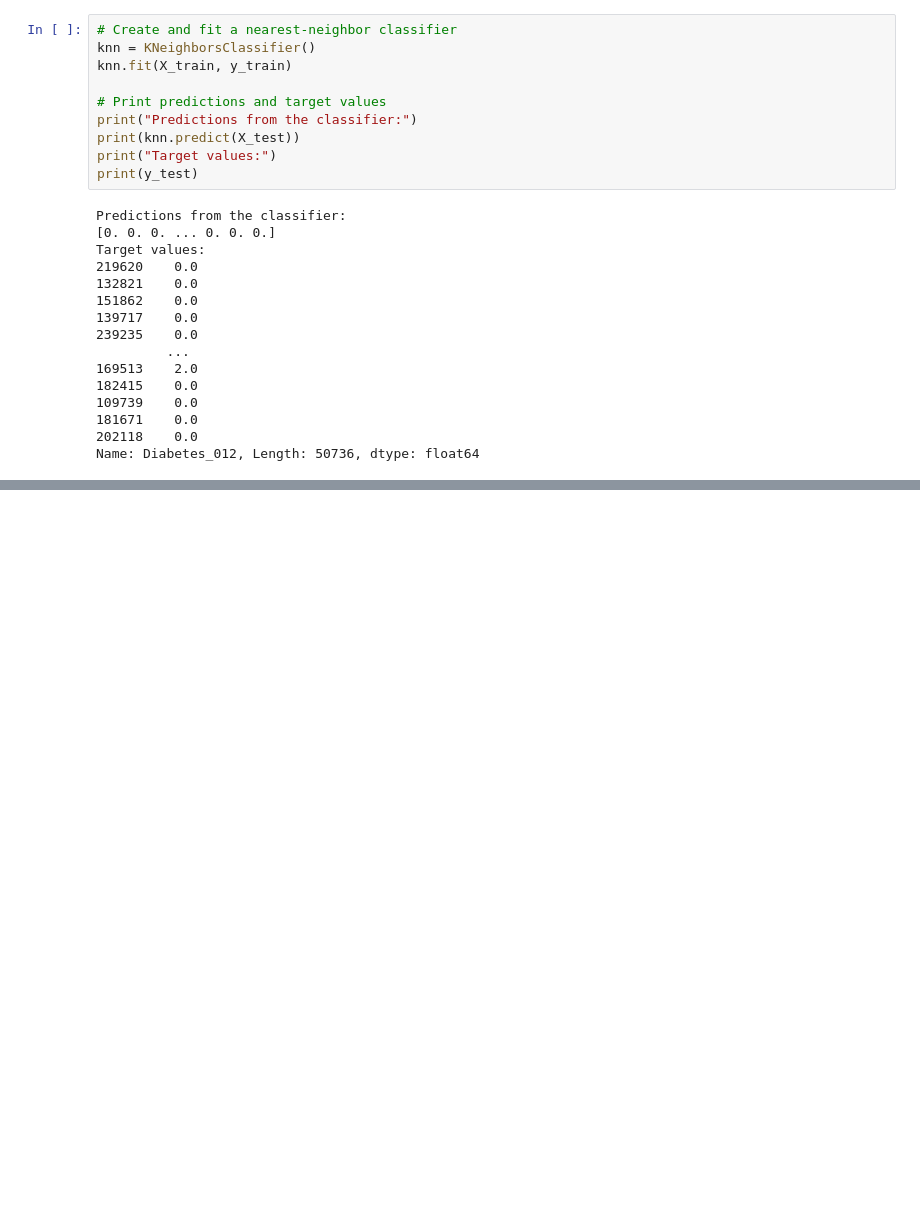
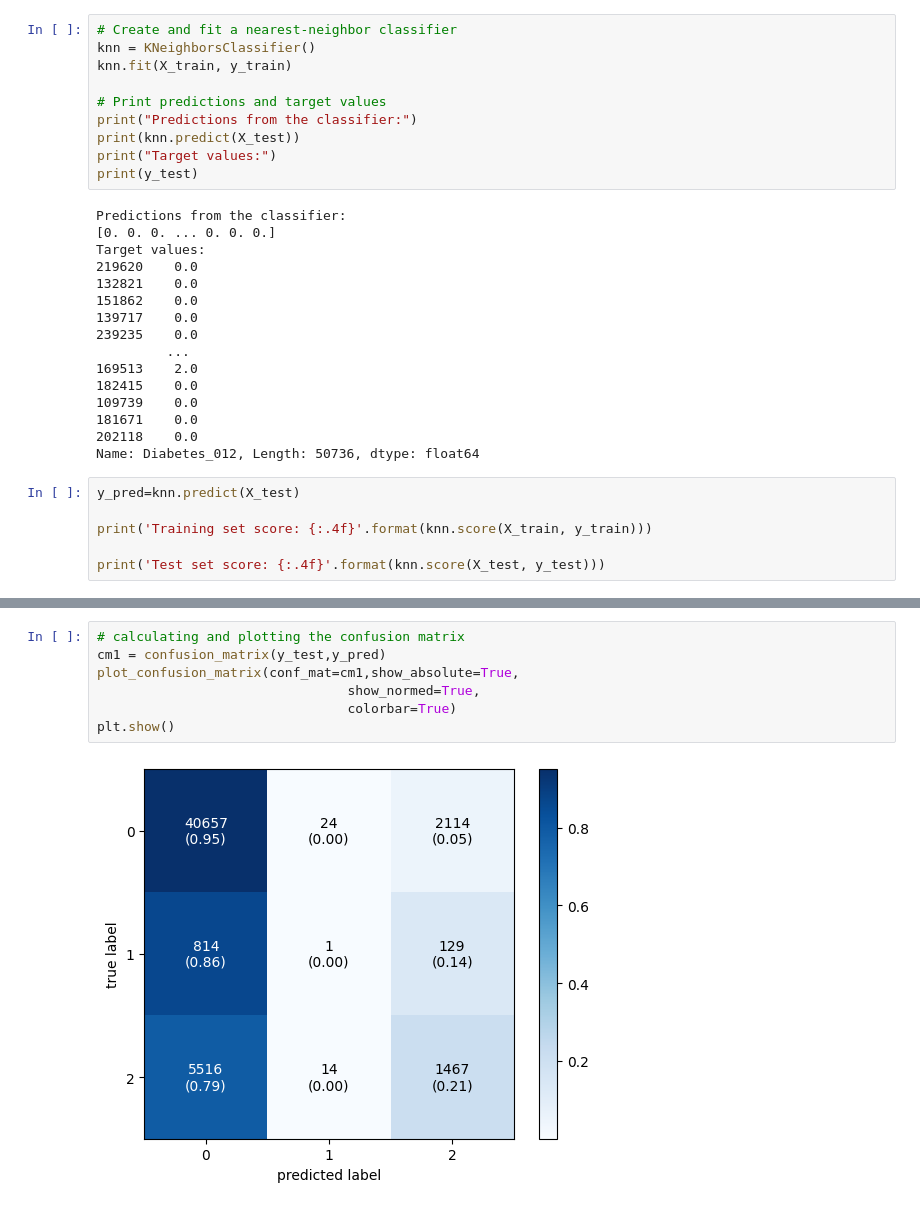
Before and after one commit to sykathowlader/group6_introToAi, a Jupyter notebook: K_NN.ipynb, the cells around one changed output, grey strips where cells are left out. Drawn from its saved outputs; the diff is of its cells as text; blank space fills up the shorter version.

```diff
--- a/K_NN.ipynb
+++ b/K_NN.ipynb
@@ -76,3 +80,9 @@ Target values:
 181671    0.0
 202118    0.0
 Name: Diabetes_012, Length: 50736, dtype: float64
+# %%
+y_pred=knn.predict(X_test)
+
+print('Training set score: {:.4f}'.format(knn.score(X_train, y_train)))
+
+print('Test set score: {:.4f}'.format(knn.score(X_test, y_test)))
@@ -78,0 +101,9 @@ Name: Diabetes_012, Length: 50736, dtype: float64
+# %%
+# calculating and plotting the confusion matrix
+cm1 = confusion_matrix(y_test,y_pred)
+plot_confusion_matrix(conf_mat=cm1,show_absolute=True,
+                                show_normed=True,
+                                colorbar=True)
+plt.show()
+# %% [output]
+[figure, added]
```
Also changed, not shown: parts of 3 cells of this notebook.
